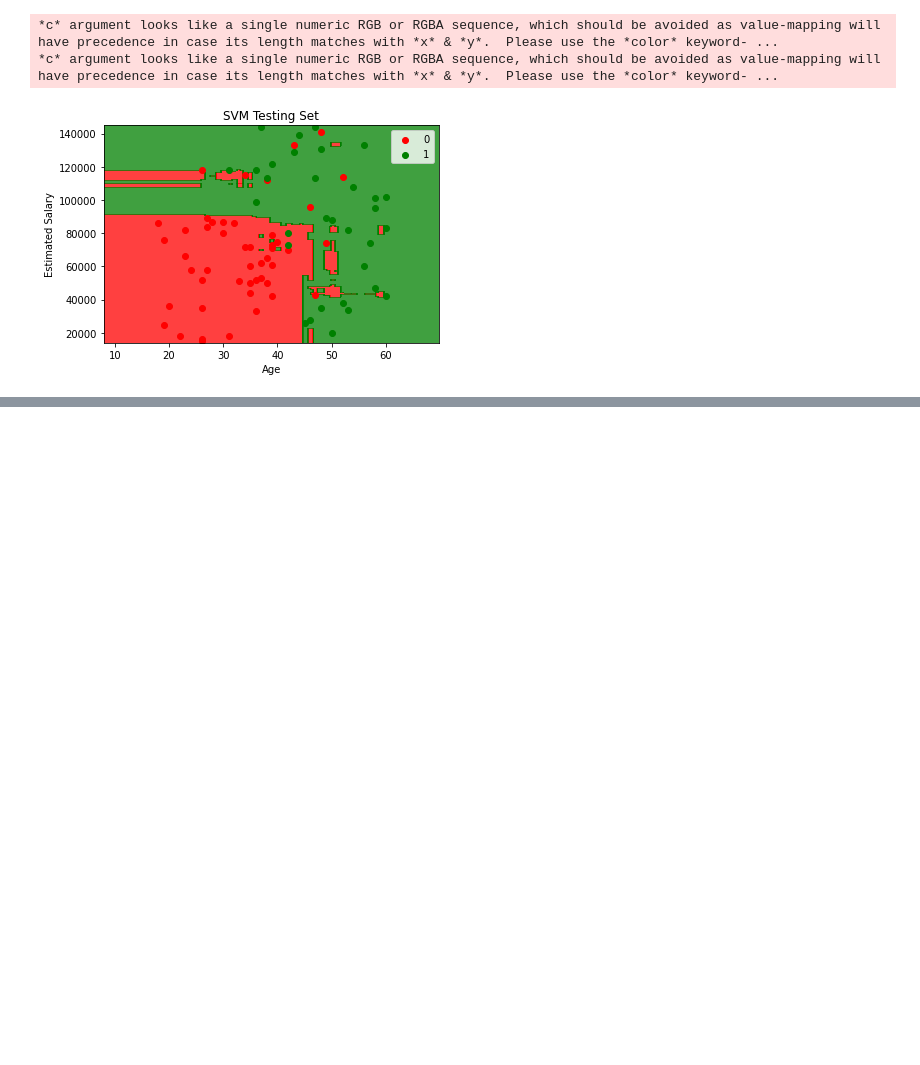
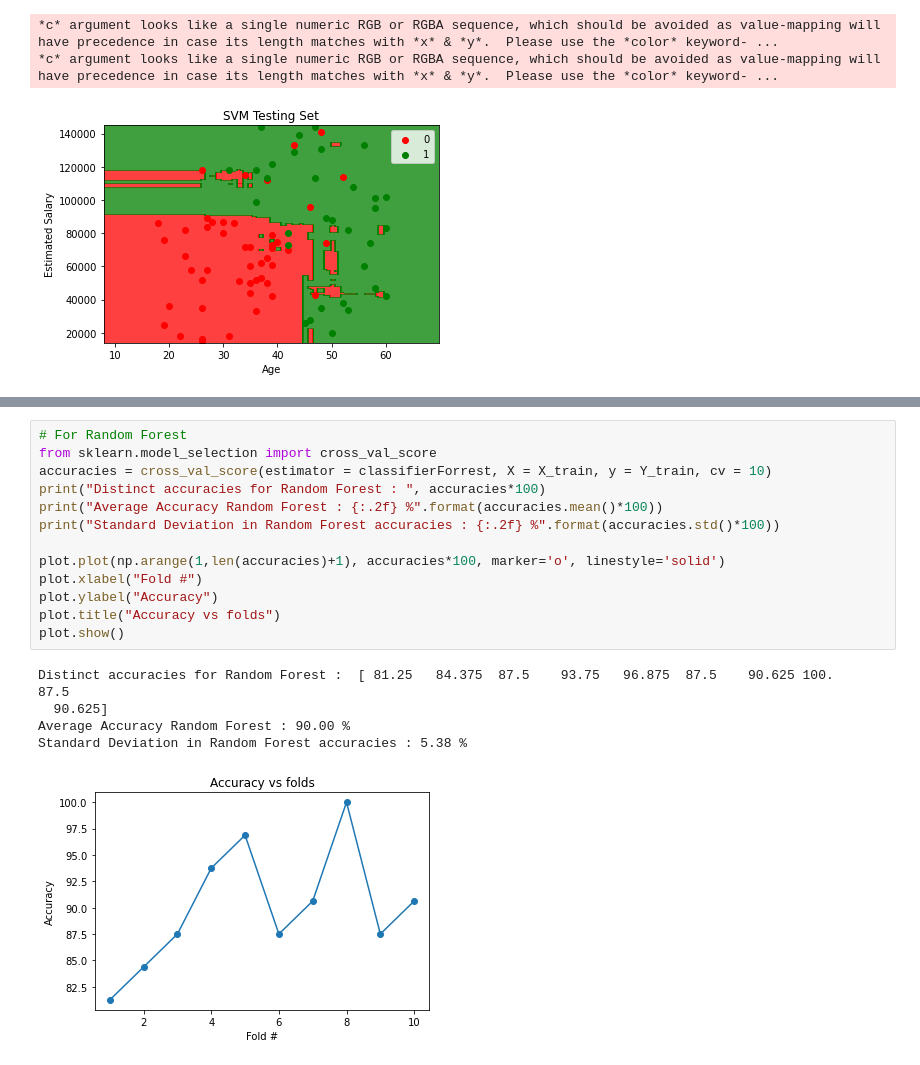
Before and after one commit to weasel-codes/google-colab, a Jupyter notebook: SpaceVectorMachine.ipynb, the cells around one changed output, grey strips where cells are left out. Cells and saved outputs as stored; diff of their text form; blank space fills up the shorter version.

```diff
--- a/SpaceVectorMachine.ipynb
+++ b/SpaceVectorMachine.ipynb
@@ -269,0 +299,19 @@ print("Standard Deviation in SVM accuracies : {:.2f} %".format(accuracies.std()*
+# %%
+# For Random Forest
+from sklearn.model_selection import cross_val_score
+accuracies = cross_val_score(estimator = classifierForrest, X = X_train, y = Y_train, cv = 10)
+print("Distinct accuracies for Random Forest : ", accuracies*100)
+print("Average Accuracy Random Forest : {:.2f} %".format(accuracies.mean()*100))
+print("Standard Deviation in Random Forest accuracies : {:.2f} %".format(accuracies.std()*100))
+
+plot.plot(np.arange(1,len(accuracies)+1), accuracies*100, marker='o', linestyle='solid')
+plot.xlabel("Fold #")
+plot.ylabel("Accuracy")
+plot.title("Accuracy vs folds")
+plot.show()
+# %% [output]
+Distinct accuracies for Random Forest :  [ 81.25   84.375  87.5    93.75   96.875  87.5    90.625 100.     87.5
+  90.625]
+Average Accuracy Random Forest : 90.00 %
+Standard Deviation in Random Forest accuracies : 5.38 %
+[figure, added]
```
Also changed, not shown: parts of 3 cells of this notebook.
